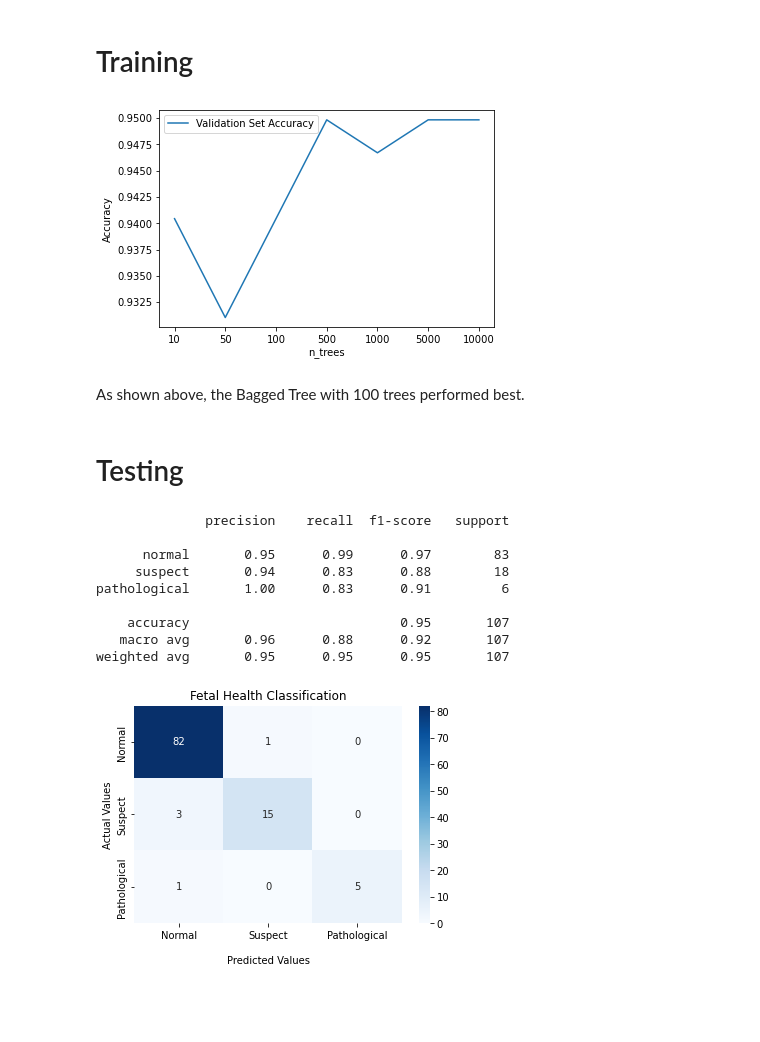
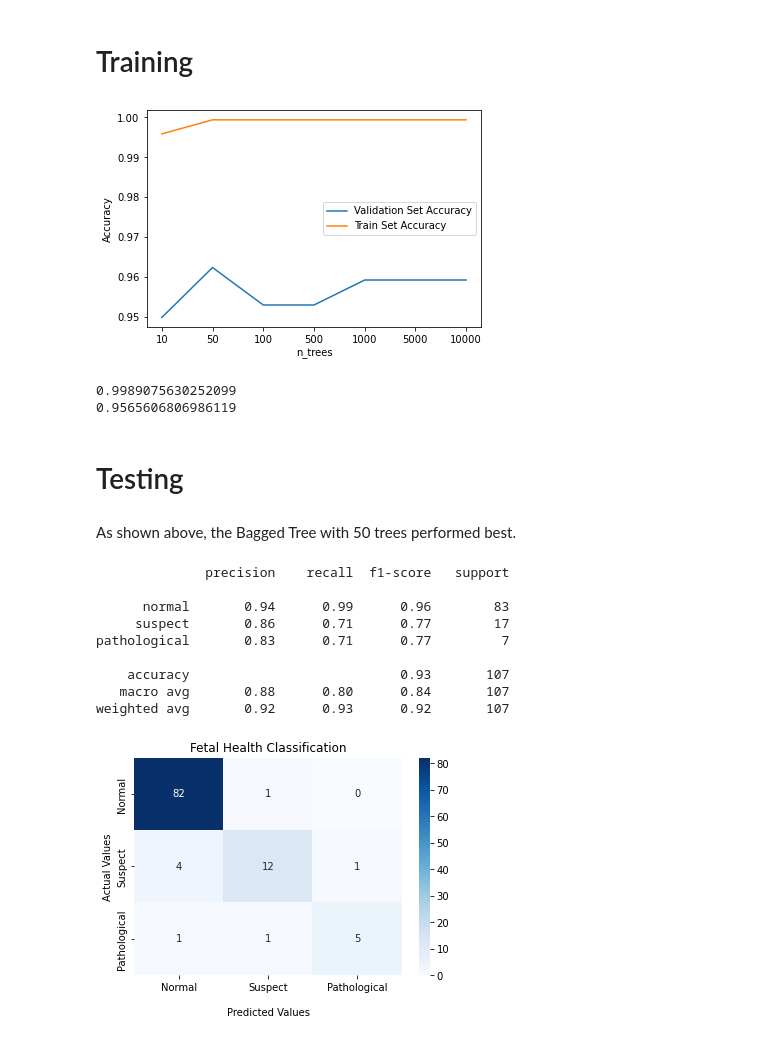
Before and after one commit to nickknapton12/BMEN415_Final_Project, a Jupyter notebook: Classification/Nick/BaggedTree.ipynb, the cells around one changed output. Drawn from its saved outputs; the diff is of its cells as text; code cells hidden in the pictures; blank space fills up the shorter version.

```diff
--- a/Classification/Nick/BaggedTree.ipynb
+++ b/Classification/Nick/BaggedTree.ipynb
@@ -38,37 +38,45 @@ data.describe()
 # %%
 # Split out train data, 80%, and the rest, 20%
 X_train, X_rest, Y_train, Y_rest = train_test_split(data.drop('fetal_health', axis=1), data['fetal_health'], test_size=0.20, random_state=33)
 # Spit out validate data, 15% (of total, 75% of X_rest), and test, 5% (of total, 25% of rest)
-X_validate, X_test, Y_validate, Y_test = train_test_split(X_rest, Y_rest, test_size=0.25, random_state=37)
+X_validate, X_test, Y_validate, Y_test = train_test_split(X_rest, Y_rest, test_size=0.25, random_state=33)
 
 trees = [10, 50, 100, 500, 1000, 5000, 10000]
 models = dict()
 
 for n in trees:
     models[str(n)] = BaggingClassifier(n_estimators=n)
 
-scores, names = list(), list()
+scores, scores_train, names = list(), list(), list()
 
 for name, model in models.items():
     model.fit(X_train, Y_train)
+    res2 = model.score(X_train, Y_train)
     res = model.score(X_validate, Y_validate)
     scores.append(res)
+    scores_train.append(res2)
     names.append(name)
 
 plt.plot(names, scores, label="Validation Set Accuracy")
+plt.plot(names, scores_train, label="Train Set Accuracy")
 
 plt.legend()
 plt.xlabel('n_trees')
 plt.ylabel('Accuracy')
 plt.show()
+
+print(sum(scores_train)/len(scores_train))
+print(sum(scores)/len(scores))
 # %% [output]
-[figure, old version]
+[figure, new version]
+0.9989075630252099
+0.9565606806986119
-# %% [markdown]
-As shown above, the Bagged Tree with 100 trees performed best.
 # %% [markdown]
 # Testing
+# %% [markdown]
+As shown above, the Bagged Tree with 50 trees performed best.
 # %%
-bagged_tree = BaggingClassifier(n_estimators=100)
+bagged_tree = BaggingClassifier(n_estimators=50)
 model.fit(X_train, Y_train)
 Y_pred = model.predict(X_test)
 
@@ -85,11 +93,11 @@ plt.show()
 # %% [output]
               precision    recall  f1-score   support
 
-      normal       0.95      0.99      0.97        83
-     suspect       0.94      0.83      0.88        18
-pathological       1.00      0.83      0.91         6
+      normal       0.94      0.99      0.96        83
+     suspect       0.86      0.71      0.77        17
+pathological       0.83      0.71      0.77         7
 
-    accuracy                           0.95       107
-   macro avg       0.96      0.88      0.92       107
-weighted avg       0.95      0.95      0.95       107
+    accuracy                           0.93       107
+   macro avg       0.88      0.80      0.84       107
+weighted avg       0.92      0.93      0.92       107
 [figure]
```
Also changed, not shown: 5 other files.
